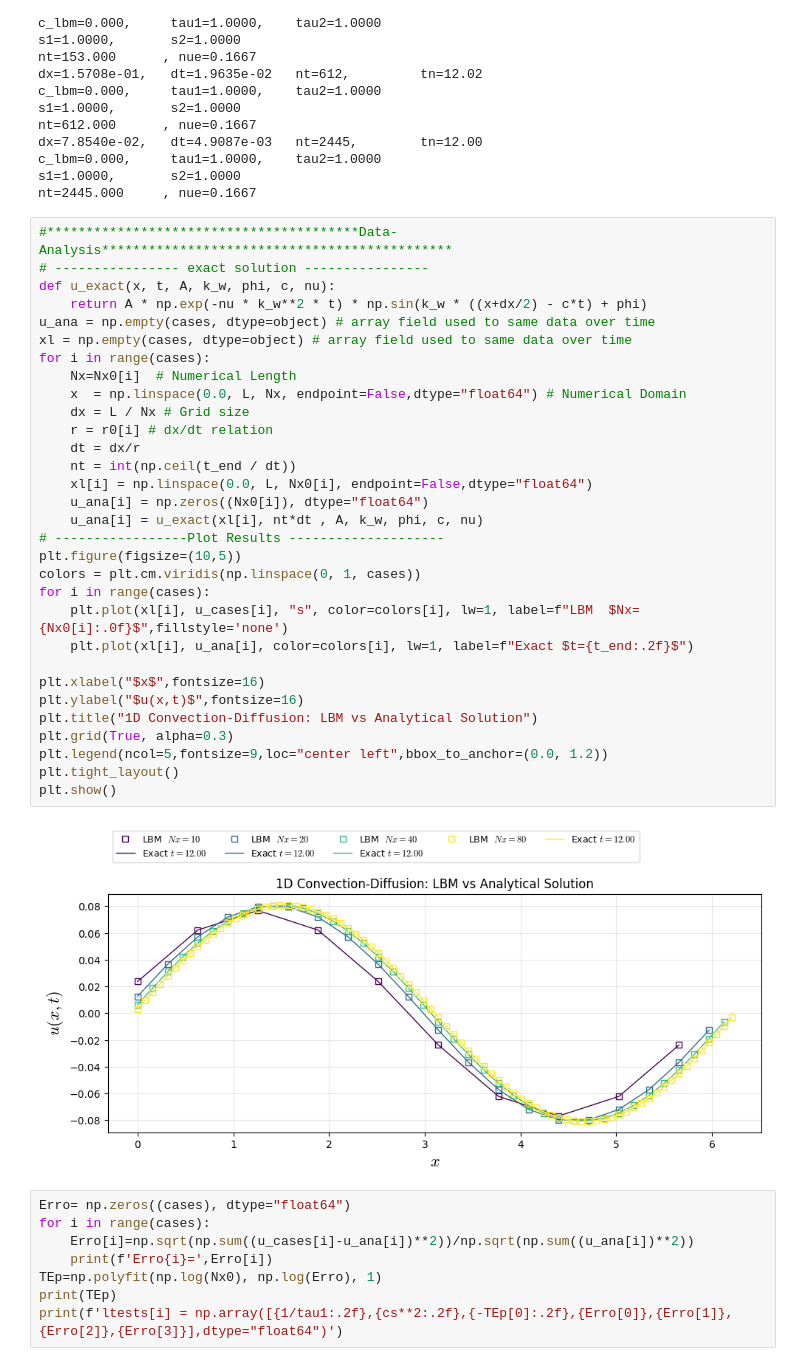
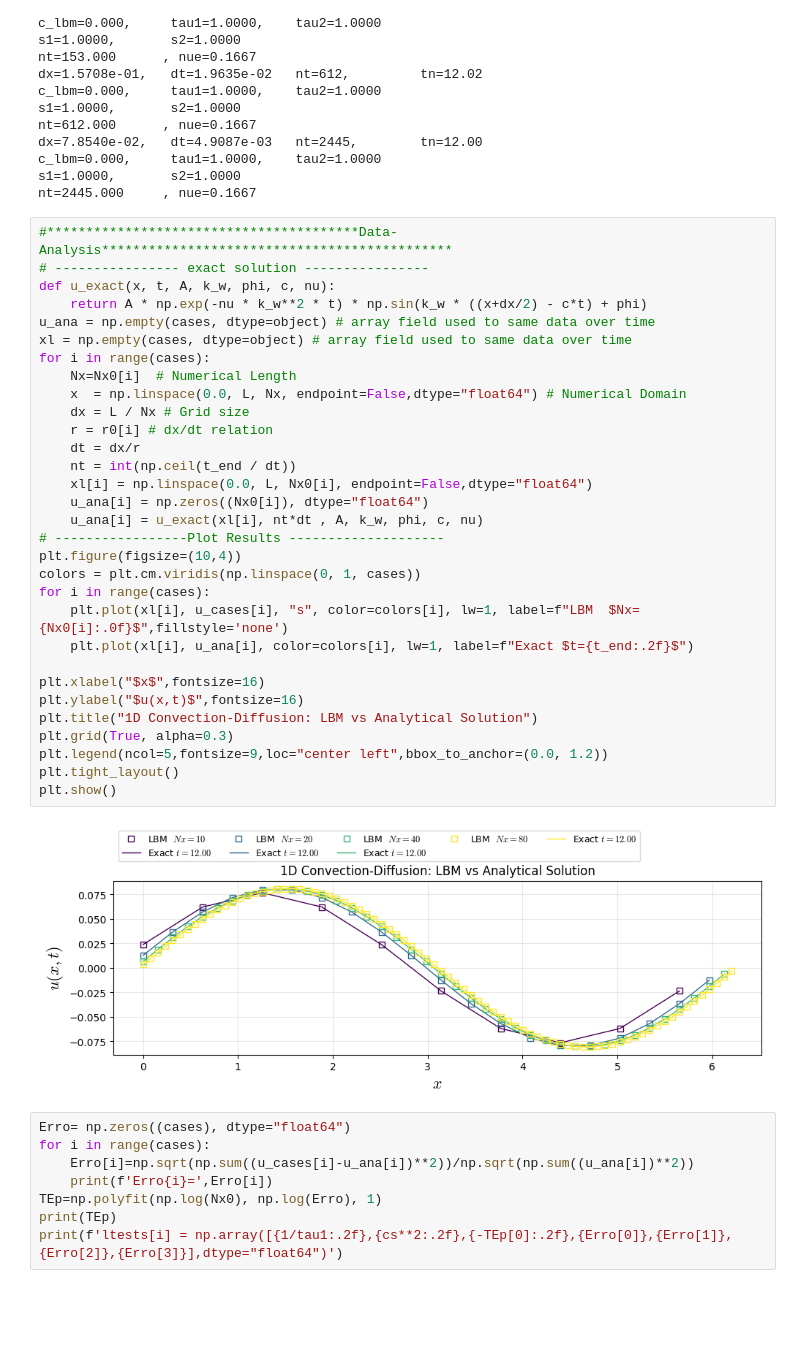
Before and after one commit to Ricardoleite/Bazarin-R.L.M.-AcademicDocumentation, a Jupyter notebook: docs/jupyter_execute/LBM-Study/FDM-Belloti/FDM-LBM-Diffusive.ipynb, the cells around one changed output. Saved outputs shown, nothing was run; the diff lists cells and outputs as text; blank space fills up the shorter version.

```diff
--- a/docs/jupyter_execute/LBM-Study/FDM-Belloti/FDM-LBM-Diffusive.ipynb
+++ b/docs/jupyter_execute/LBM-Study/FDM-Belloti/FDM-LBM-Diffusive.ipynb
@@ -1089,35 +1093,35 @@ nt=2445.000     , nue=0.1667
 #****************************************Data-Analysis*********************************************
 # ---------------- exact solution ----------------
 def u_exact(x, t, A, k_w, phi, c, nu):
     return A * np.exp(-nu * k_w**2 * t) * np.sin(k_w * ((x+dx/2) - c*t) + phi)
 u_ana = np.empty(cases, dtype=object) # array field used to same data over time
 xl = np.empty(cases, dtype=object) # array field used to same data over time
 for i in range(cases):
     Nx=Nx0[i]  # Numerical Length
     x  = np.linspace(0.0, L, Nx, endpoint=False,dtype="float64") # Numerical Domain
     dx = L / Nx # Grid size
     r = r0[i] # dx/dt relation
     dt = dx/r
     nt = int(np.ceil(t_end / dt))
     xl[i] = np.linspace(0.0, L, Nx0[i], endpoint=False,dtype="float64")
     u_ana[i] = np.zeros((Nx0[i]), dtype="float64")
     u_ana[i] = u_exact(xl[i], nt*dt , A, k_w, phi, c, nu)
 # -----------------Plot Results --------------------
-plt.figure(figsize=(10,5))
+plt.figure(figsize=(10,4))
 colors = plt.cm.viridis(np.linspace(0, 1, cases))
 for i in range(cases):
     plt.plot(xl[i], u_cases[i], "s", color=colors[i], lw=1, label=f"LBM  $Nx={Nx0[i]:.0f}$",fillstyle='none')
     plt.plot(xl[i], u_ana[i], color=colors[i], lw=1, label=f"Exact $t={t_end:.2f}$")
 
 plt.xlabel("$x$",fontsize=16)
 plt.ylabel("$u(x,t)$",fontsize=16)
 plt.title("1D Convection-Diffusion: LBM vs Analytical Solution")
 plt.grid(True, alpha=0.3)
 plt.legend(ncol=5,fontsize=9,loc="center left",bbox_to_anchor=(0.0, 1.2))
 plt.tight_layout()
 plt.show()
 # %% [output]
-[figure, old version]
+[figure, new version]
 # %%
 Erro= np.zeros((cases), dtype="float64")
 for i in range(cases):
```
Also changed, not shown: parts of 21 cells of this notebook, 19 other files.
